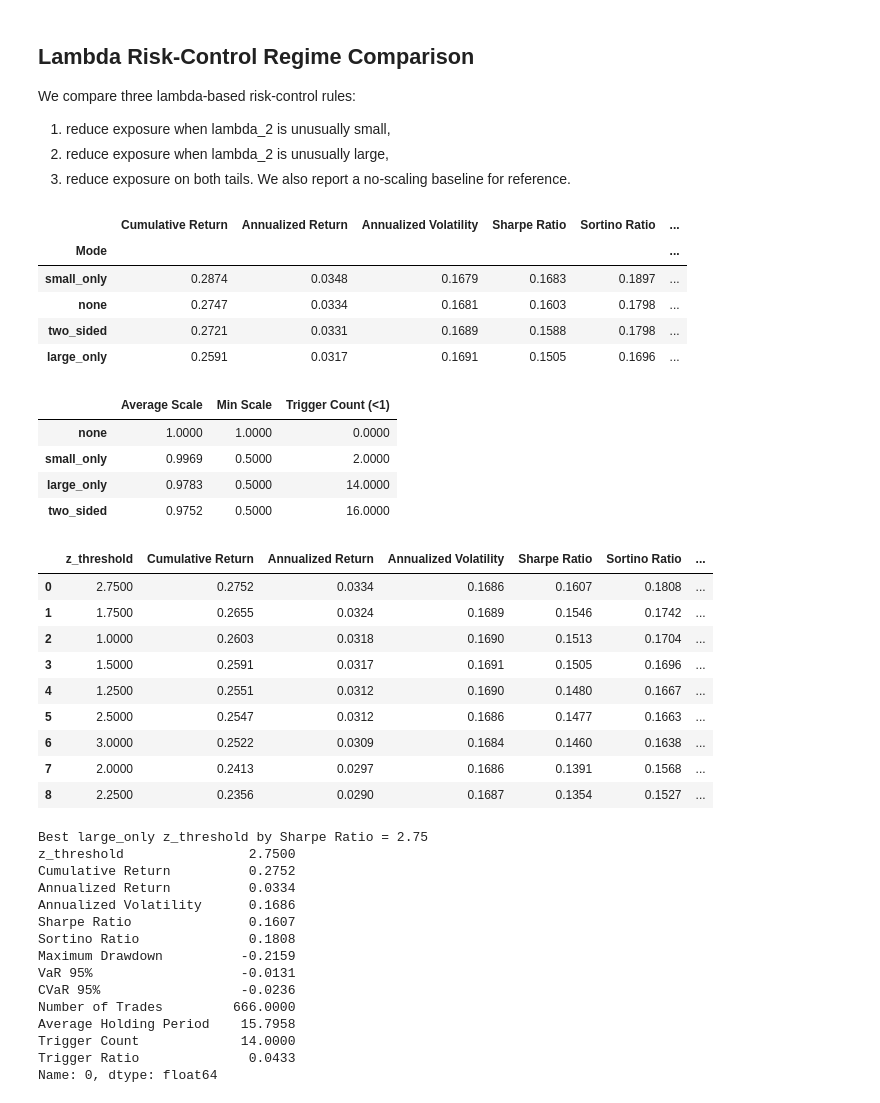
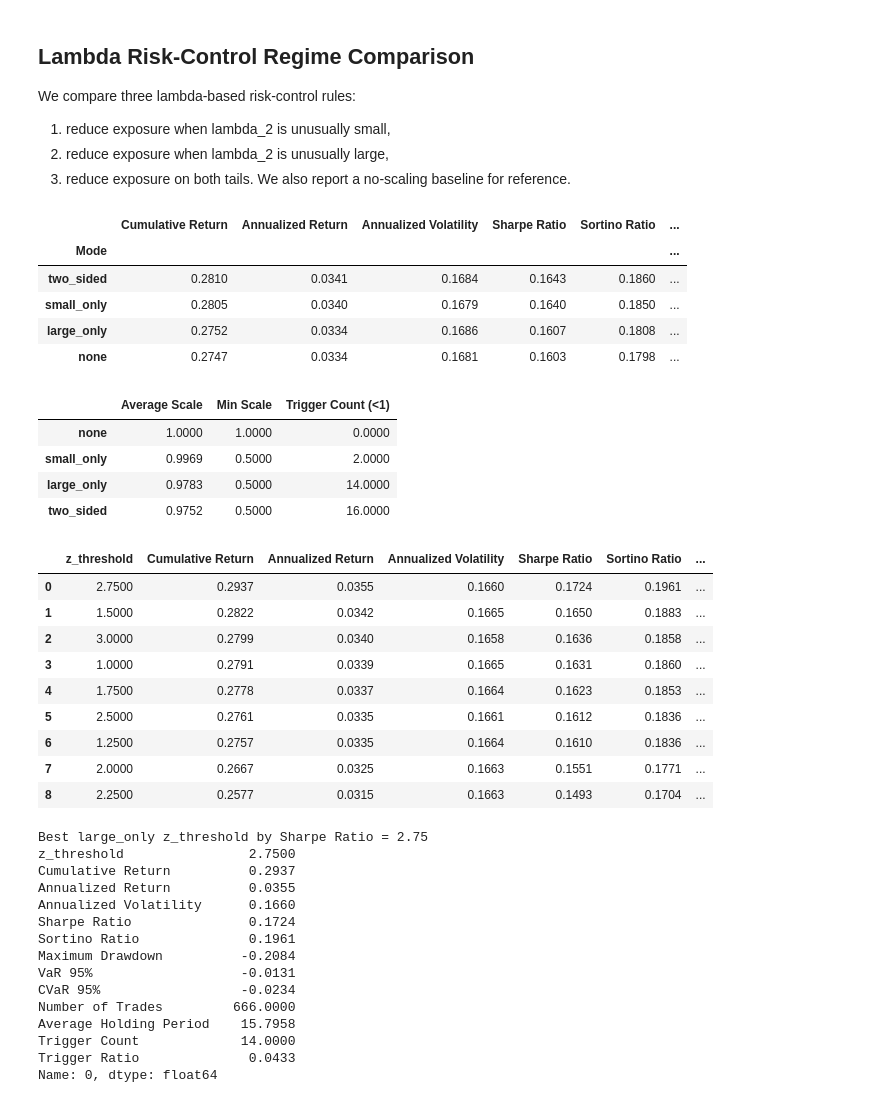
Before and after one commit to zaranip/qts-final-project, a Jupyter notebook: MST_Topology_Trading.ipynb, the cells around one changed output. Drawn from its saved outputs; the diff is of its cells as text; code cells hidden in the pictures.

```diff
--- a/MST_Topology_Trading.ipynb
+++ b/MST_Topology_Trading.ipynb
@@ -653,7 +650,7 @@ for mode in lambda_modes:
         max_gross_leverage=4.0,
         lambda_risk_mode=mode,
         lambda_min_periods=20,
-        lambda_z_threshold=1.5,
+        lambda_z_threshold=2.75,
         lambda_shrink_small=0.5,
         lambda_shrink_large=0.5,
     )
@@ -705,10 +702,10 @@ comparison_lambda
 # %% [output]
 |  | Cumulative Return | Annualized Return | Annualized Volatility | Sharpe Ratio | Sortino Ratio | ... |
 | Mode |  |  |  |  |  | ... |
-| small_only | 0.2874 | 0.0348 | 0.1679 | 0.1683 | 0.1897 | ... |
+| two_sided | 0.2810 | 0.0341 | 0.1684 | 0.1643 | 0.1860 | ... |
+| small_only | 0.2805 | 0.0340 | 0.1679 | 0.1640 | 0.1850 | ... |
+| large_only | 0.2752 | 0.0334 | 0.1686 | 0.1607 | 0.1808 | ... |
 | none | 0.2747 | 0.0334 | 0.1681 | 0.1603 | 0.1798 | ... |
-| two_sided | 0.2721 | 0.0331 | 0.1689 | 0.1588 | 0.1798 | ... |
-| large_only | 0.2591 | 0.0317 | 0.1691 | 0.1505 | 0.1696 | ... |
 # %%
 scale_summary = {}
 
@@ -745,7 +742,7 @@ for z in z_grid:
         max_pairs=8,
         beta_window=60,
         leader_window=20,
-        max_pair_weight=2.0,
+        max_pair_weight=2.75,
         max_gross_leverage=4.0,
         lambda_risk_mode="large_only",
         lambda_min_periods=20,
@@ -775,42 +772,42 @@ for z in z_grid:
 
     large_grid_rows.append({
         "z_threshold": float(z),
         "Cumulative Return": metrics_z["Cumulative Return"],
         "Annualized Return": metrics_z["Annualized Return"],
         "Annualized Volatility": metrics_z["Annualized Volatility"],
         "Sharpe Ratio": metrics_z["Sharpe Ratio"],
         "Sortino Ratio": metrics_z["Sortino Ratio"],
         "Maximum Drawdown": metrics_z["Maximum Drawdown"],
         "VaR 95%": metrics_z["VaR 95%"],
         "CVaR 95%": metrics_z["CVaR 95%"],
         "Number of Trades": metrics_z["Number of Trades"],
         "Average Holding Period": metrics_z["Average Holding Period"],
         "Trigger Count": trigger_count,
         "Trigger Ratio": trigger_ratio,
     })
 
     large_grid_results[float(z)] = {
         "weights": weights_z,
         "simulation": sim_z,
         "metrics": metrics_z,
     }
 
 large_grid_df = pd.DataFrame(large_grid_rows).sort_values(
     by="Sharpe Ratio", ascending=False
 ).reset_index(drop=True)
 
 large_grid_df
 # %% [output]
 |  | z_threshold | Cumulative Return | Annualized Return | Annualized Volatility | Sharpe Ratio | Sortino Ratio | ... |
-| 0 | 2.7500 | 0.2752 | 0.0334 | 0.1686 | 0.1607 | 0.1808 | ... |
-| 1 | 1.7500 | 0.2655 | 0.0324 | 0.1689 | 0.1546 | 0.1742 | ... |
-| 2 | 1.0000 | 0.2603 | 0.0318 | 0.1690 | 0.1513 | 0.1704 | ... |
-| 3 | 1.5000 | 0.2591 | 0.0317 | 0.1691 | 0.1505 | 0.1696 | ... |
-| 4 | 1.2500 | 0.2551 | 0.0312 | 0.1690 | 0.1480 | 0.1667 | ... |
-| 5 | 2.5000 | 0.2547 | 0.0312 | 0.1686 | 0.1477 | 0.1663 | ... |
-| 6 | 3.0000 | 0.2522 | 0.0309 | 0.1684 | 0.1460 | 0.1638 | ... |
-| 7 | 2.0000 | 0.2413 | 0.0297 | 0.1686 | 0.1391 | 0.1568 | ... |
-| 8 | 2.2500 | 0.2356 | 0.0290 | 0.1687 | 0.1354 | 0.1527 | ... |
+| 0 | 2.7500 | 0.2937 | 0.0355 | 0.1660 | 0.1724 | 0.1961 | ... |
+| 1 | 1.5000 | 0.2822 | 0.0342 | 0.1665 | 0.1650 | 0.1883 | ... |
+| 2 | 3.0000 | 0.2799 | 0.0340 | 0.1658 | 0.1636 | 0.1858 | ... |
+| 3 | 1.0000 | 0.2791 | 0.0339 | 0.1665 | 0.1631 | 0.1860 | ... |
+| 4 | 1.7500 | 0.2778 | 0.0337 | 0.1664 | 0.1623 | 0.1853 | ... |
+| 5 | 2.5000 | 0.2761 | 0.0335 | 0.1661 | 0.1612 | 0.1836 | ... |
+| 6 | 1.2500 | 0.2757 | 0.0335 | 0.1664 | 0.1610 | 0.1836 | ... |
+| 7 | 2.0000 | 0.2667 | 0.0325 | 0.1663 | 0.1551 | 0.1771 | ... |
+| 8 | 2.2500 | 0.2577 | 0.0315 | 0.1663 | 0.1493 | 0.1704 | ... |
 # %%
 best_row = large_grid_df.iloc[0]
 best_z = float(best_row["z_threshold"])
@@ -820,14 +817,14 @@ print(best_row)
 # %% [output]
 Best large_only z_threshold by Sharpe Ratio = 2.75
 z_threshold                2.7500
-Cumulative Return          0.2752
-Annualized Return          0.0334
-Annualized Volatility      0.1686
-Sharpe Ratio               0.1607
-Sortino Ratio              0.1808
-Maximum Drawdown          -0.2159
+Cumulative Return          0.2937
+Annualized Return          0.0355
+Annualized Volatility      0.1660
+Sharpe Ratio               0.1724
+Sortino Ratio              0.1961
+Maximum Drawdown          -0.2084
 VaR 95%                   -0.0131
-CVaR 95%                  -0.0236
+CVaR 95%                  -0.0234
 Number of Trades         666.0000
 Average Holding Period    15.7958
 Trigger Count             14.0000
```
Also changed, not shown: parts of 7 cells of this notebook.
